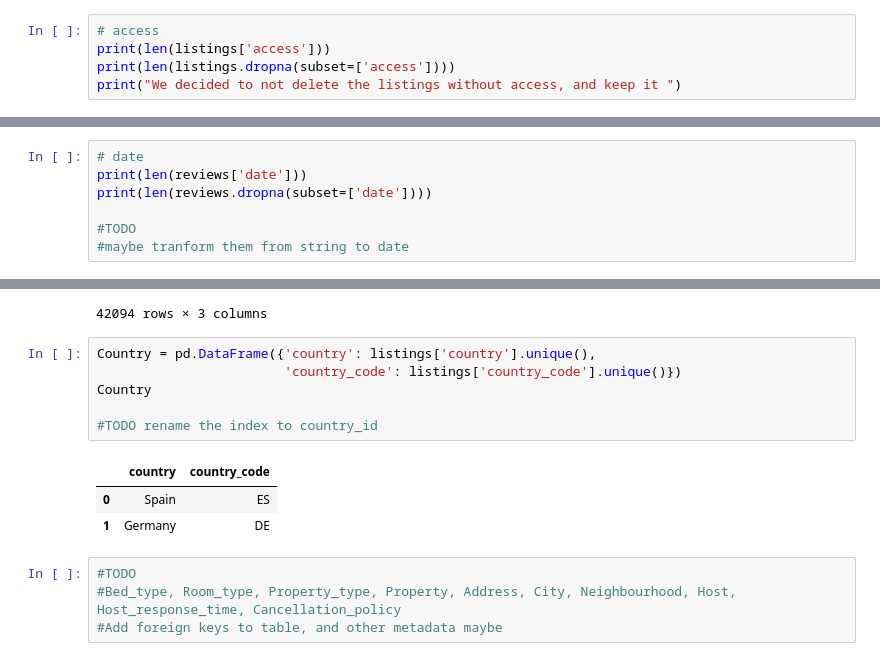
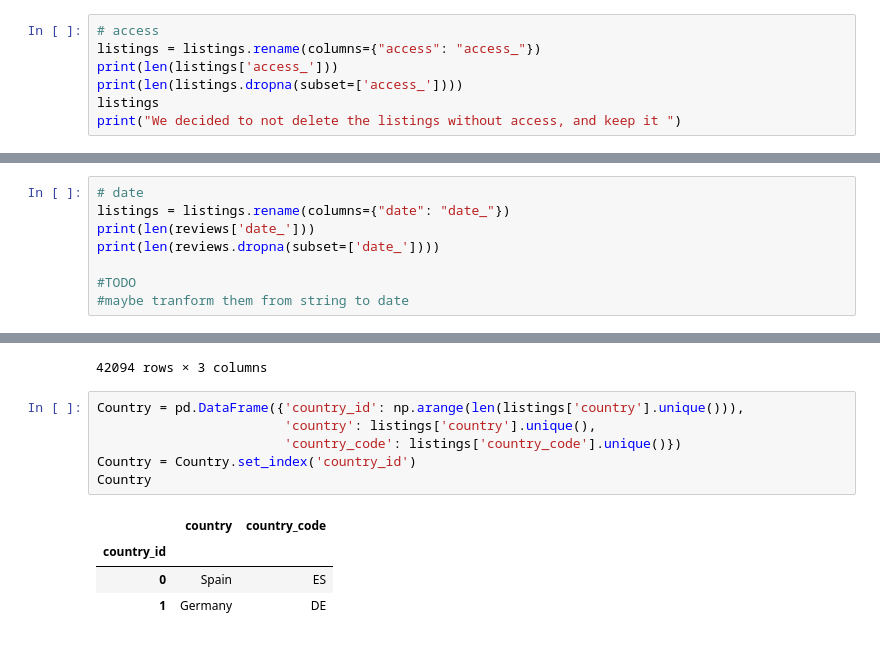
Before and after one commit to vquelque/DbProject, a Jupyter notebook: Cleaned_datas.ipynb, the cells around one changed output, grey strips where cells are left out. Drawn from its saved outputs; the diff is of its cells as text.

Commit message:
finish tables

```diff
--- a/Cleaned_datas.ipynb
+++ b/Cleaned_datas.ipynb
@@ -520,8 +520,10 @@ print("We decided to not delete the listings without transit, and keep it ")
 We decided to not delete the listings without transit, and keep it
 # %%
 # access
-print(len(listings['access']))
-print(len(listings.dropna(subset=['access'])))
+listings = listings.rename(columns={"access": "access_"})
+print(len(listings['access_']))
+print(len(listings.dropna(subset=['access_'])))
+listings
 print("We decided to not delete the listings without access, and keep it ")
 # %% [output]
 42094
@@ -1080,8 +1091,9 @@ print(len(reviews.dropna(subset=['listing_id'])))
 1272377
 # %%
 # date
-print(len(reviews['date']))
-print(len(reviews.dropna(subset=['date'])))
+listings = listings.rename(columns={"date": "date_"})
+print(len(reviews['date_']))
+print(len(reviews.dropna(subset=['date_'])))
 
 #TODO
 #maybe tranform them from string to date
@@ -1300,16 +1334,13 @@ Requirements
 | 29868425 | f | f | f |
 42094 rows × 3 columns
 # %%
-Country = pd.DataFrame({'country': listings['country'].unique(),
+Country = pd.DataFrame({'country_id': np.arange(len(listings['country'].unique())),
+                        'country': listings['country'].unique(),
                         'country_code': listings['country_code'].unique()})
+Country = Country.set_index('country_id')
 Country
-
-#TODO rename the index to country_id
 # %% [output]
 |  | country | country_code |
+| country_id |  |  |
 | 0 | Spain | ES |
 | 1 | Germany | DE |
-# %%
-#TODO
-#Bed_type, Room_type, Property_type, Property, Address, City, Neighbourhood, Host, Host_response_time, Cancellation_policy
-#Add foreign keys to table, and other metadata maybe
```
Also changed, not shown: parts of 19 cells of this notebook.
